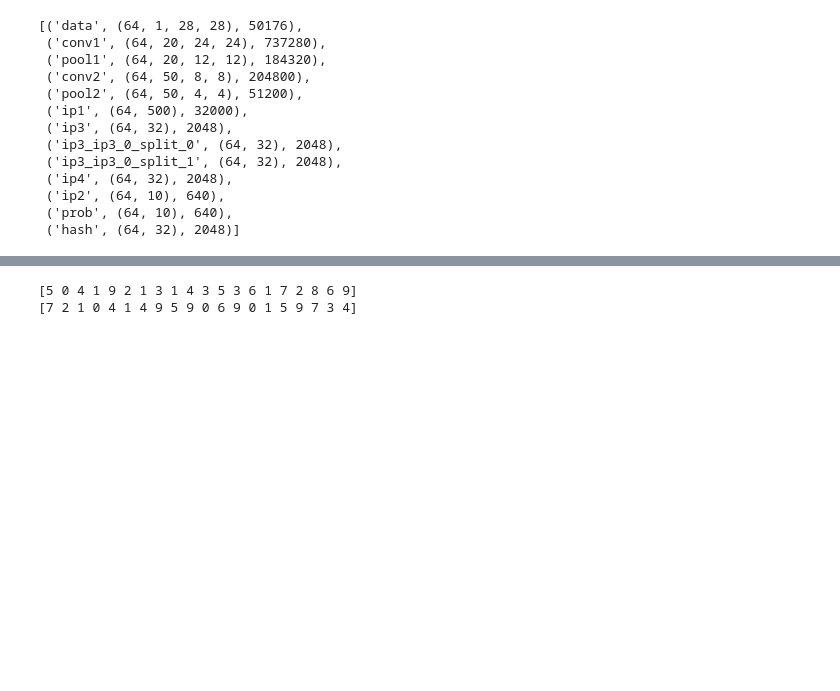
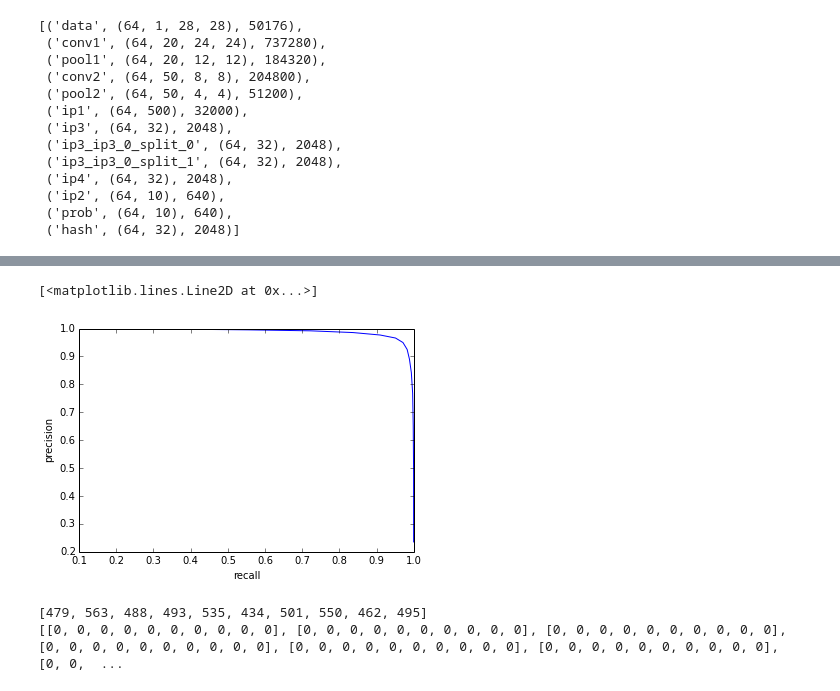
Before and after one commit to wangsouc/CNNsHashLearn, a Jupyter notebook: mnist_try.ipynb, the cells around one changed output, grey strips where cells are left out. Saved outputs shown, nothing was run; the diff lists cells and outputs as text; code cells hidden in the pictures; blank space fills up the shorter version.

```diff
--- a/mnist_try.ipynb
+++ b/mnist_try.ipynb
@@ -12,7 +12,7 @@ import caffe
 # %%
 caffe.set_mode_cpu()
 net = caffe.Net(caffe_root + 'models/mnisthash/lenet.prototxt',
-                caffe_root + 'models/mnisthash/lenet_iter_200.caffemodel', 1)
+                caffe_root + 'models/mnisthash/lenet_iter_2000.caffemodel', 1)
 # %%
 TEST_DATA_FILE = '../data/mnist/t10k-images-idx3-ubyte'
 TEST_LABEL_FILE = '../data/mnist/t10k-labels-idx1-ubyte'
@@ -145,0 +146,8 @@ plt.plot(train_code[1],'ro')
+# %%
+test_len = 1000
+train_len = 5000
+hDis = [[0 for j in range(0, train_len)] for i in range(0, test_len)]
+for i in range(test_len, test_len + test_len):
+    for j in range(0, train_len):
+        hDis[i-test_len][j] = haimingDis(test_code[i], train_code[j])
+print "Done."
@@ -184,6 +216,34 @@ print p1
-# %%
-print train_labels[0:20]
-print test_labels[0:20]
-# %% [output]
-[5 0 4 1 9 2 1 3 1 4 3 5 3 6 1 7 2 8 6 9]
-[7 2 1 0 4 1 4 9 5 9 0 6 9 0 1 5 9 7 3 4]
+# %%
+pre = [0 for i in range(0,33)]
+rec = [0 for i in range(0,33)]
+for i in range(0,33):
+    pre[i] = sum_A[i]*1.0/sum_K[i]
+    rec[i] = sum_A[i] * 1.0/503305.0
+# print pre
+# print rec
+plt.xlabel("recall")# make axis labels
+plt.ylabel("precision")
+plt.plot(pre, rec)
+# %% [output]
+[<matplotlib.lines.Line2D at 0x...>]
+[figure, added]
+# %%
+vec = [0 for i in range(0, 10)]
+mp = [[0 for i in range(0, 10)] for i in range(0, 10)]
+
+for i in range(0, train_len):
+    vec[train_labels[i]] += 1
+
+recall = [0 for i in range(0, 10)]
+pre = [0 for i in range(0, 10)]
+disLen = [0 for i in range(0, train_len)]
+last = [-1 for i in range(0, 33)]
+nxt = [-1 for i in range(0, train_len)]
+sum_a =  [0 for i in range(0, 10)]
+sum_k =  [0 for i in range(0, 10)]
+
+print vec
+print mp
+# %% [output]
+[479, 563, 488, 493, 535, 434, 501, 550, 462, 495]
+[[0, 0, 0, 0, 0, 0, 0, 0, 0, 0], [0, 0, 0, 0, 0, 0, 0, 0, 0, 0], [0, 0, 0, 0, 0, 0, 0, 0, 0, 0], [0, 0, 0, 0, 0, 0, 0, 0, 0, 0], [0, 0, 0, 0, 0, 0, 0, 0, 0, 0], [0, 0, 0, 0, 0, 0, 0, 0, 0, 0], [0, 0,  ...
```
Also changed, not shown: parts of 10 cells of this notebook.
